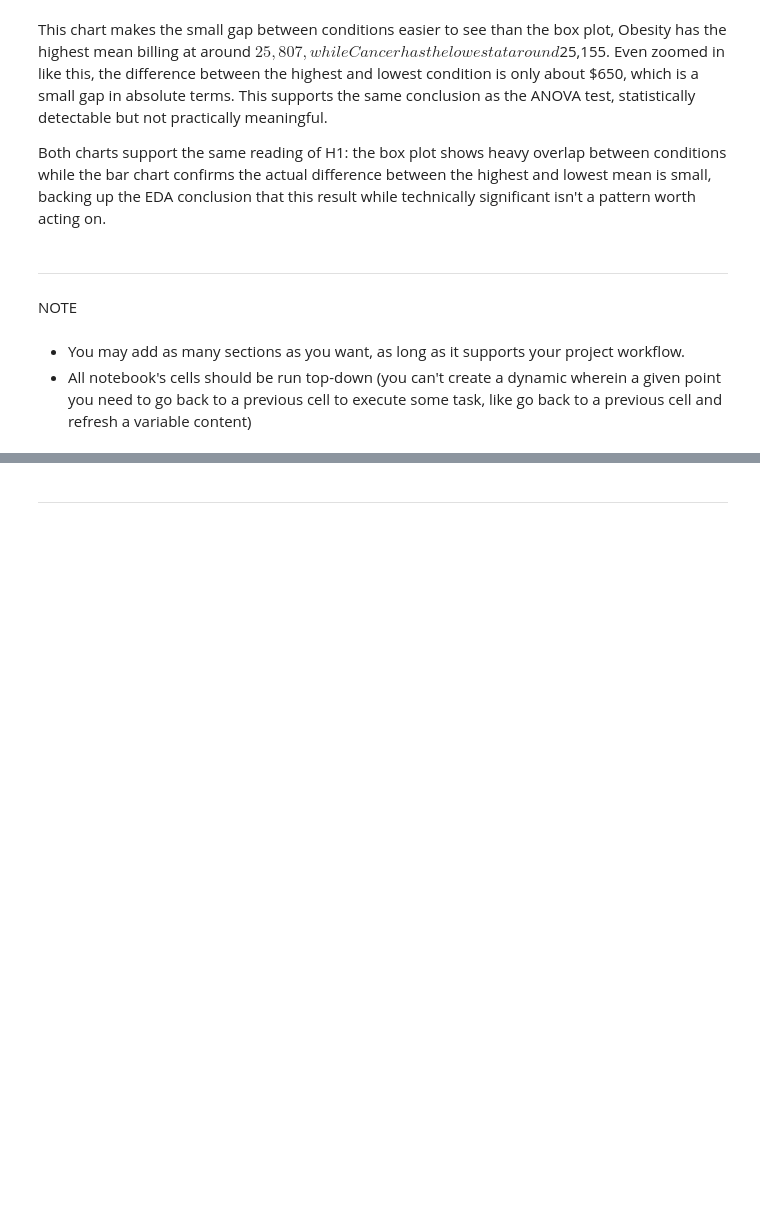
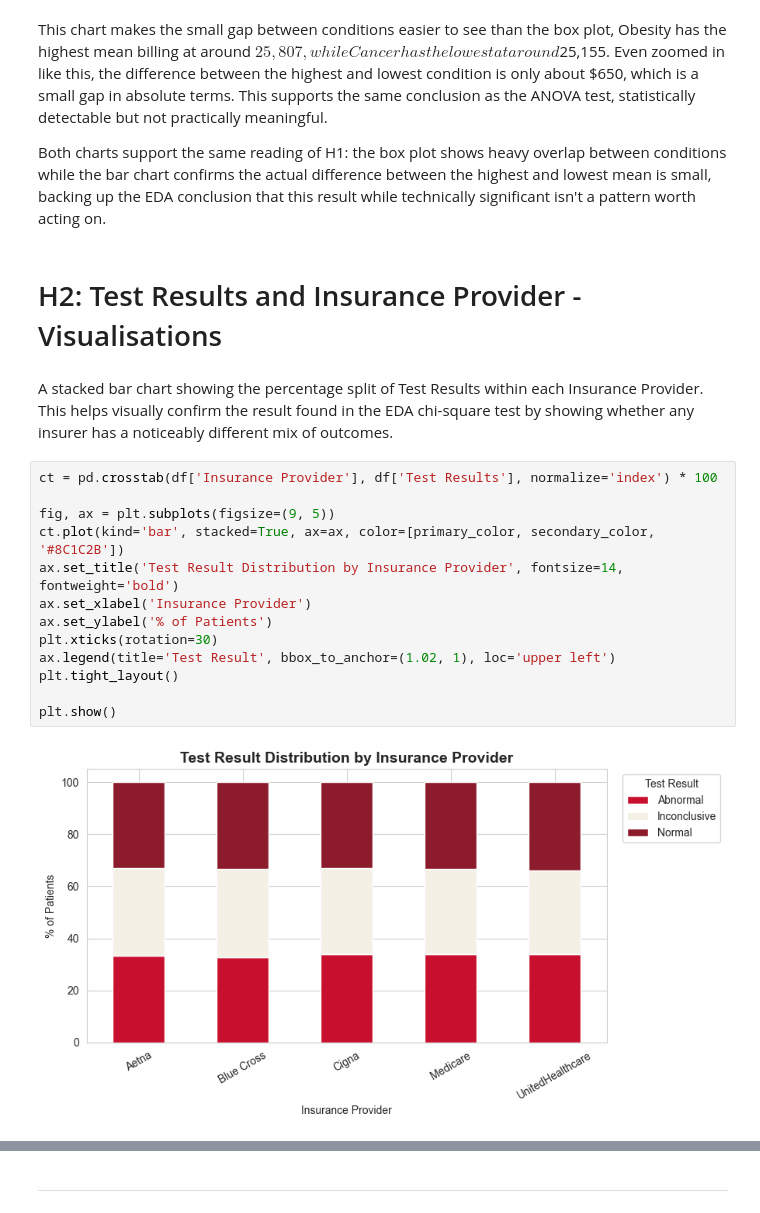
Before and after one commit to navmann99/Healthcare_Analysis, a Jupyter notebook: jupyter_notebooks/03-DataVisualisations.ipynb, the cells around one changed output, grey strips where cells are left out. Drawn from its saved outputs; the diff is of its cells as text; blank space fills up the shorter version.

Commit message:
h2 stacked bar chart complete

```diff
--- a/jupyter_notebooks/03-DataVisualisations.ipynb
+++ b/jupyter_notebooks/03-DataVisualisations.ipynb
@@ -114,10 +114,22 @@ plt.show()
 This chart makes the small gap between conditions easier to see than the box plot, Obesity has the highest mean billing at around $25,807, while Cancer has the lowest at around $25,155. Even zoomed in like this, the difference between the highest and lowest condition is only about $650, which is a small gap in absolute terms. This supports the same conclusion as the ANOVA test, statistically detectable but not practically meaningful.
 
 Both charts support the same reading of H1: the box plot shows heavy overlap between conditions while the bar chart confirms the actual difference between the highest and lowest mean is small, backing up the EDA conclusion that this result while technically significant isn't a pattern worth acting on.
-# %% [markdown]
----
-# %% [markdown]
-NOTE
-# %% [markdown]
-* You may add as many sections as you want, as long as it supports your project workflow.
-* All notebook's cells should be run top-down (you can't create a dynamic wherein a given point you need to go back to a previous cell to execute some task, like go back to a previous cell and refresh a variable content)
+# %% [markdown]
+# H2: Test Results and Insurance Provider - Visualisations
+# %% [markdown]
+A stacked bar chart showing the percentage split of Test Results within each Insurance Provider. This helps visually confirm the result found in the EDA chi-square test by showing whether any insurer has a noticeably different mix of outcomes.
+# %%
+ct = pd.crosstab(df['Insurance Provider'], df['Test Results'], normalize='index') * 100
+
+fig, ax = plt.subplots(figsize=(9, 5))
+ct.plot(kind='bar', stacked=True, ax=ax, color=[primary_color, secondary_color, '#8C1C2B'])
+ax.set_title('Test Result Distribution by Insurance Provider', fontsize=14, fontweight='bold')
+ax.set_xlabel('Insurance Provider')
+ax.set_ylabel('% of Patients')
+plt.xticks(rotation=30)
+ax.legend(title='Test Result', bbox_to_anchor=(1.02, 1), loc='upper left')
+plt.tight_layout()
+
+plt.show()
+# %% [output]
+[figure, added]
```
Also changed, not shown: parts of 1 cell of this notebook.
